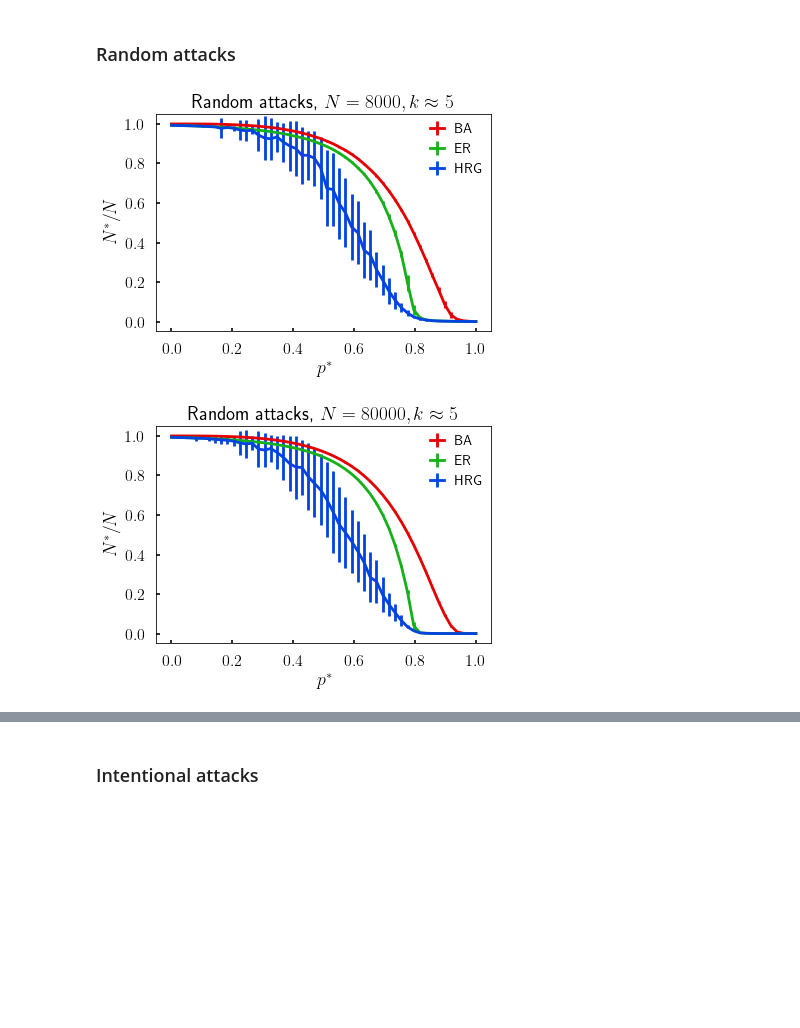
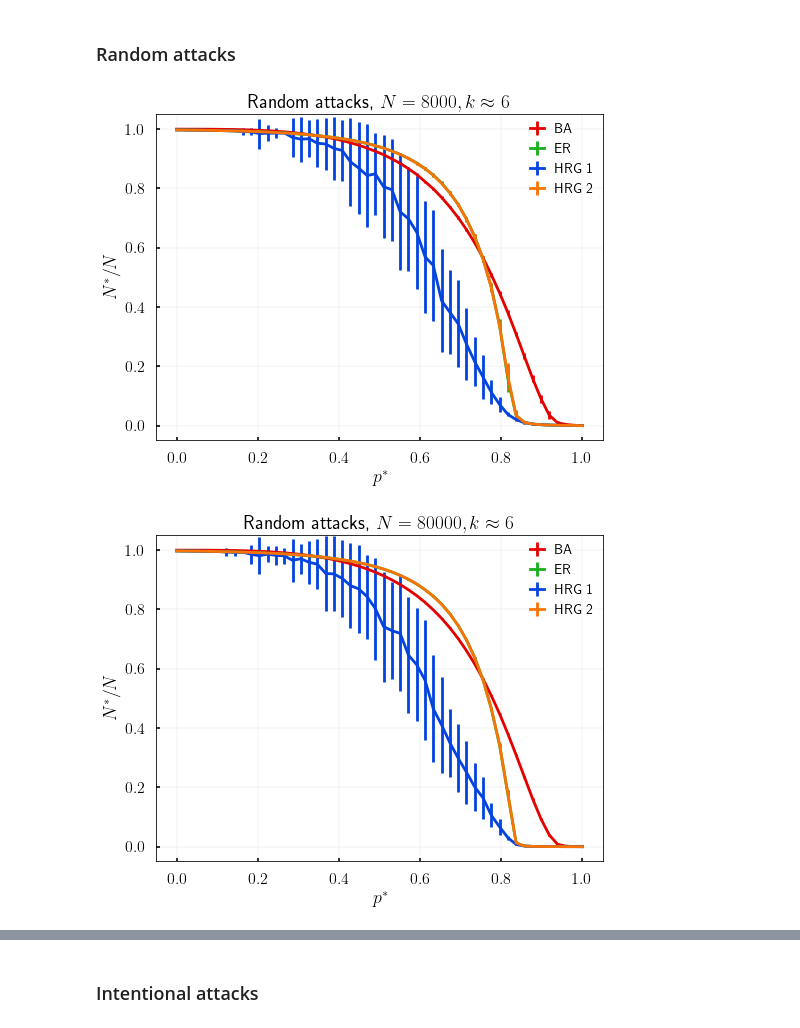
Before and after one commit to robertjankowski/attacks-on-hierarchical-networks, a Jupyter notebook: notebooks/attacks_on_hrg_results.ipynb, the cells around one changed output, grey strips where cells are left out. Saved outputs shown, nothing was run; the diff lists cells and outputs as text; code cells hidden in the pictures; blank space fills up the shorter version.

```diff
--- a/notebooks/attacks_on_hrg_results.ipynb
+++ b/notebooks/attacks_on_hrg_results.ipynb
@@ -23,29 +20,36 @@ The autoreload extension is already loaded. To reload it, use:
 # %%
-ba_random_small = pd.read_csv('../output/random_attack_edge_BA_N=8000_k=5.00075_ntimes=100.csv')
-er_random_small = pd.read_csv('../output/random_attack_edge_ER_N=8000_k=5.00075_ntimes=100.csv')
-hrg_random_small = pd.read_csv('../output/random_attack_edge_HRG_N=8000_k=5.00075_ntimes=100.csv')
+ba_random_small = pd.read_csv('../output/k=6/random_attack_edge_BA_N=8000_k=5.99975_ntimes=100.csv')
+er_random_small = pd.read_csv('../output/k=6/random_attack_edge_ER_N=8000_k=5.99975_ntimes=100.csv')
+hrg1_random_small = pd.read_csv('../output/k=6/random_attack_edge_HRG_1_N=8000_k=5.99975_ntimes=100.csv')
+hrg2_random_small = pd.read_csv('../output/k=6/random_attack_edge_HRG_2_N=8000_k=5.99975_ntimes=100.csv')
 
-ba_random_large = pd.read_csv('../output/random_attack_edge_BA_N=80000_k=5.000075_ntimes=100.csv')
-er_random_large = pd.read_csv('../output/random_attack_edge_ER_N=80000_k=5.000075_ntimes=100.csv')
-hrg_random_large = pd.read_csv('../output/random_attack_edge_HRG_N=80000_k=5.000075_ntimes=100.csv')
+
+ba_random_large = pd.read_csv('../output/k=6/random_attack_edge_BA_N=80000_k=5.999974999999999_ntimes=100.csv')
+er_random_large = pd.read_csv('../output/k=6/random_attack_edge_ER_N=80000_k=5.999974999999999_ntimes=100.csv')
+hrg1_random_large = pd.read_csv('../output/k=6/random_attack_edge_HRG_1_N=80000_k=5.999974999999999_ntimes=100.csv')
+hrg2_random_large = pd.read_csv('../output/k=6/random_attack_edge_HRG_2_N=80000_k=5.999974999999999_ntimes=100.csv')
 # %% [markdown]
 ### Random attacks
 # %%
-labels = ['BA', 'ER', 'HRG']
-data = [ba_random_small, er_random_small, hrg_random_small]
+labels = ['BA', 'ER', 'HRG 1', 'HRG 2']
+data = [ba_random_small, er_random_small, hrg1_random_small, hrg2_random_small]
 
+plt.figure(figsize=(8, 6))
+plt.grid(alpha=0.1)
 viz.plot_giant_connected_component_vs_removed(data, labels)
-plt.title(r'Random attacks, $N=8000, k\approx 5$')
+plt.title(r'Random attacks, $N=8000, k\approx 6$')
 plt.show()
 # %% [output]
-[figure, old version]
+[figure, new version]
 # %%
-labels = ['BA', 'ER', 'HRG']
-data = [ba_random_large, er_random_large, hrg_random_large]
+labels = ['BA', 'ER', 'HRG 1', 'HRG 2']
+data = [ba_random_large, er_random_large, hrg1_random_large, hrg2_random_large]
 
+plt.figure(figsize=(8, 6))
+plt.grid(alpha=0.1)
 viz.plot_giant_connected_component_vs_removed(data, labels)
-plt.title(r'Random attacks, $N=80000, k\approx 5$')
+plt.title(r'Random attacks, $N=80000, k\approx 6$')
 plt.show()
 # %% [output]
-[figure, old version]
+[figure, new version]
 # %%
```
Also changed, not shown: parts of 5 cells of this notebook, 29 other files.
